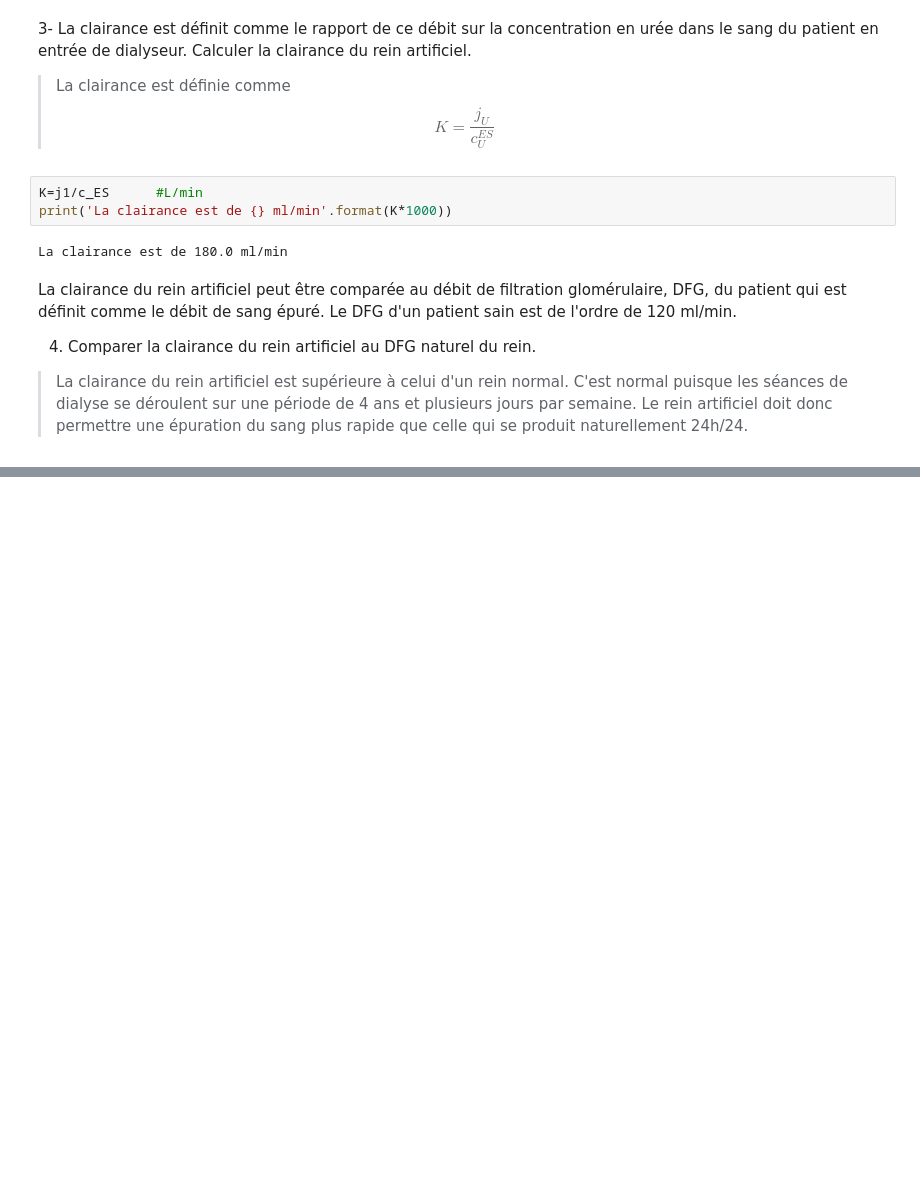
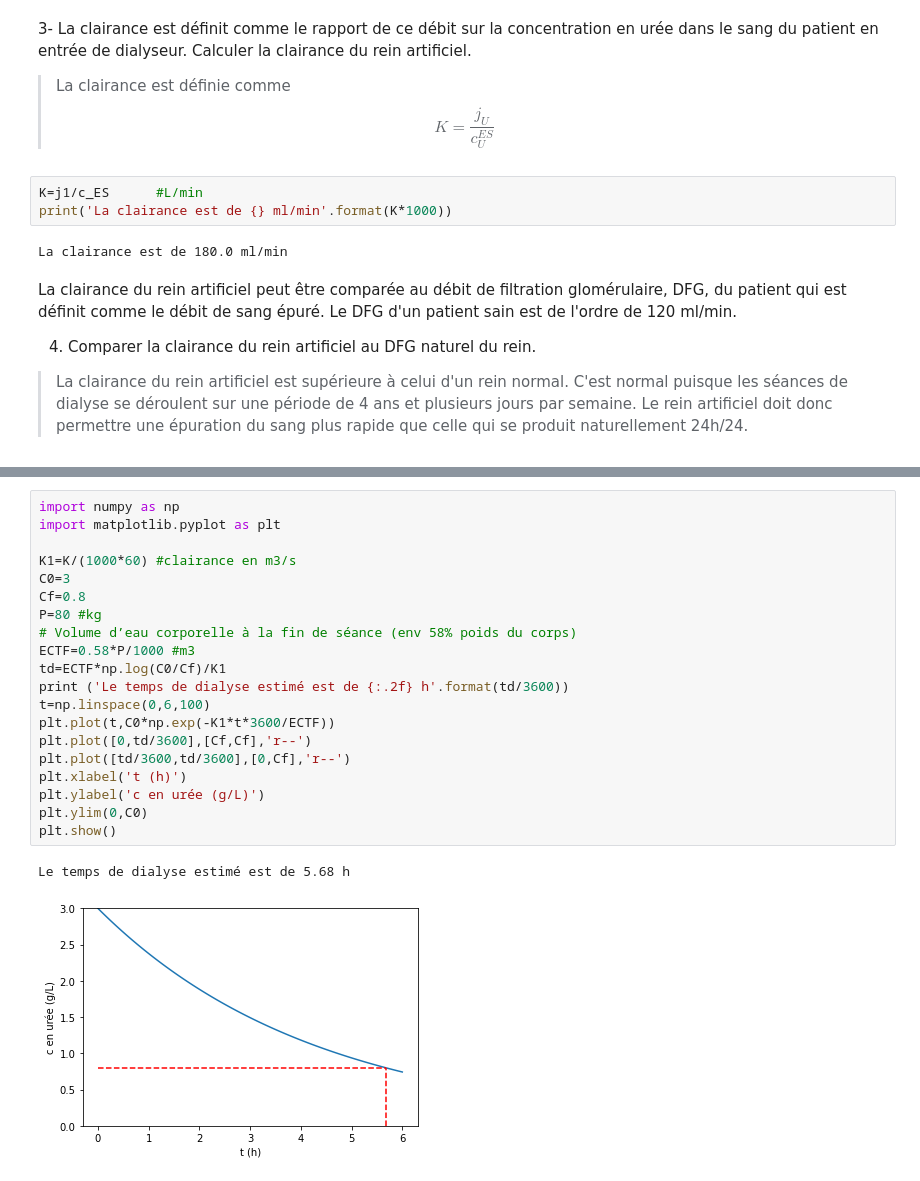
Before and after one commit to bacchin/chemical_engineering_python, a Jupyter notebook: L2_EX4_Rein_artificiel.ipynb, the cells around one changed output, grey strips where cells are left out. Saved outputs shown, nothing was run; the diff lists cells and outputs as text; blank space fills up the shorter version.

```diff
--- a/L2_EX4_Rein_artificiel.ipynb
+++ b/L2_EX4_Rein_artificiel.ipynb
@@ -107,0 +122,23 @@ La clairance du rein artificiel peut être comparée au débit de filtration glo
+# %%
+import numpy as np
+import matplotlib.pyplot as plt
+
+K1=K/(1000*60) #clairance en m3/s
+C0=3
+Cf=0.8
+P=80 #kg
+# Volume d’eau corporelle à la fin de séance (env 58% poids du corps)
+ECTF=0.58*P/1000 #m3
+td=ECTF*np.log(C0/Cf)/K1
+print ('Le temps de dialyse estimé est de {:.2f} h'.format(td/3600))
+t=np.linspace(0,6,100)
+plt.plot(t,C0*np.exp(-K1*t*3600/ECTF))
+plt.plot([0,td/3600],[Cf,Cf],'r--')
+plt.plot([td/3600,td/3600],[0,Cf],'r--')
+plt.xlabel('t (h)')
+plt.ylabel('c en urée (g/L)')
+plt.ylim(0,C0)
+plt.show()
+# %% [output]
+Le temps de dialyse estimé est de 5.68 h
+[figure, added]
```
Also changed, not shown: parts of 1 cell of this notebook.
